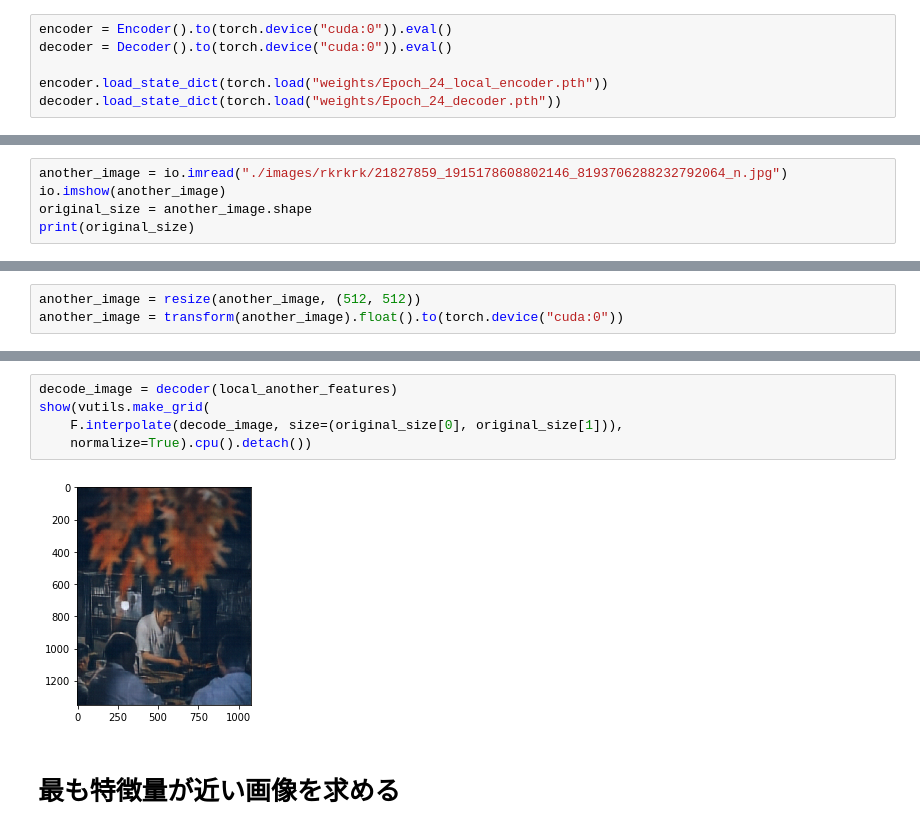
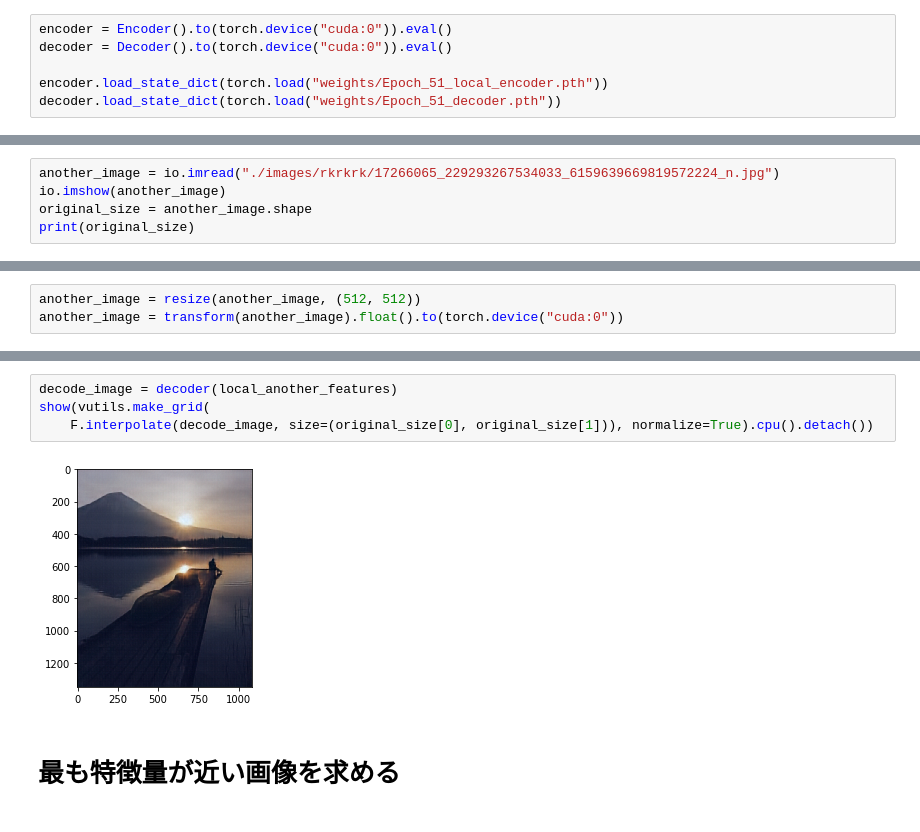
Before and after one commit to yamad07/learning-sensitive-representations, a Jupyter notebook: ablation.ipynb, the cells around one changed output, grey strips where cells are left out. Cells and saved outputs as stored; diff of their text form.

```diff
--- a/ablation.ipynb
+++ b/ablation.ipynb
@@ -7,8 +7,8 @@ from src.module import ada_in
 encoder = Encoder().to(torch.device("cuda:0")).eval()
 decoder = Decoder().to(torch.device("cuda:0")).eval()
 
-encoder.load_state_dict(torch.load("weights/Epoch_24_local_encoder.pth"))
-decoder.load_state_dict(torch.load("weights/Epoch_24_decoder.pth"))
+encoder.load_state_dict(torch.load("weights/Epoch_51_local_encoder.pth"))
+decoder.load_state_dict(torch.load("weights/Epoch_51_decoder.pth"))
 # %% [markdown]
 # 画像の再構築の可視化
 # %%
@@ -51,7 +52,7 @@ show(vutils.make_grid(decode_image, normalize=True).cpu().detach())
 # %% [markdown]
 # 別のLocal Features と Sensitive Featuresの同時分布を用いた画像の再構築
 # %%
-another_image = io.imread("./images/rkrkrk/21827859_1915178608802146_8193706288232792064_n.jpg")
+another_image = io.imread("./images/rkrkrk/17266065_229293267534033_6159639669819572224_n.jpg")
 io.imshow(another_image)
 original_size = another_image.shape
 print(original_size)
@@ -76,10 +76,9 @@ show(vutils.make_grid(
 # %%
 decode_image = decoder(local_another_features)
 show(vutils.make_grid(
-    F.interpolate(decode_image, size=(original_size[0], original_size[1])),
-    normalize=True).cpu().detach())
+    F.interpolate(decode_image, size=(original_size[0], original_size[1])), normalize=True).cpu().detach())
 # %% [output]
-[figure, old version]
+[figure, new version]
 # %% [markdown]
 # 最も特徴量が近い画像を求める
 # %%
```
Also changed, not shown: parts of 5 cells of this notebook, 2 other files.
